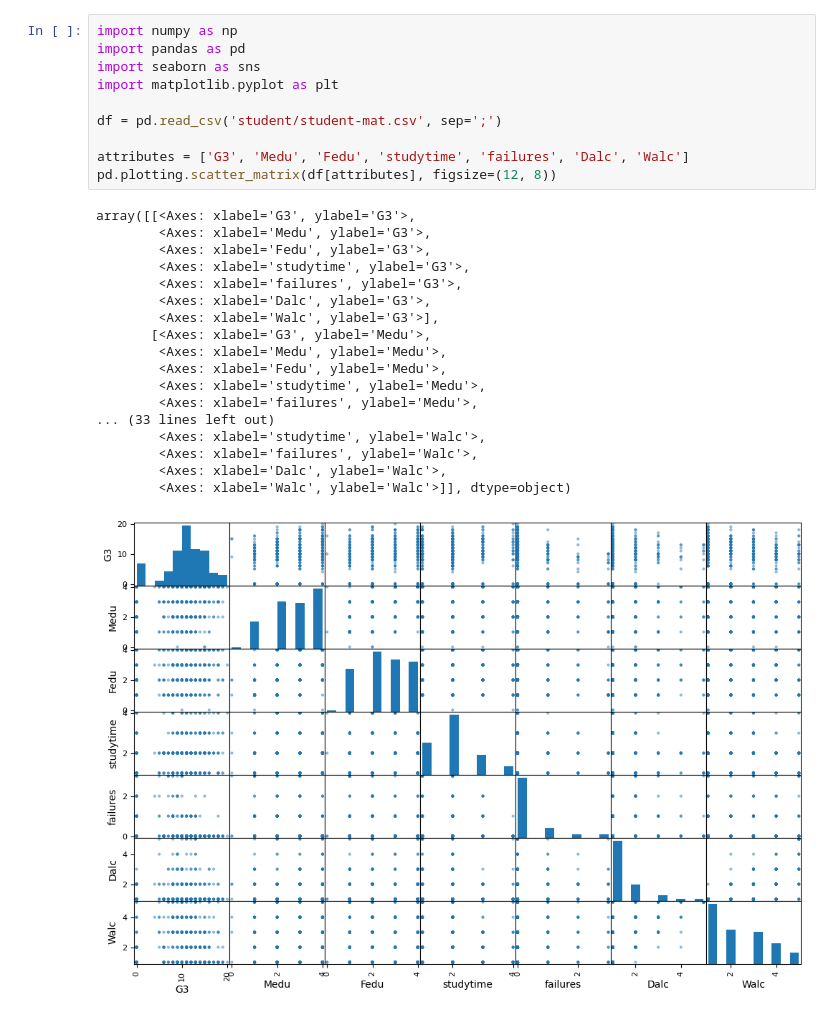
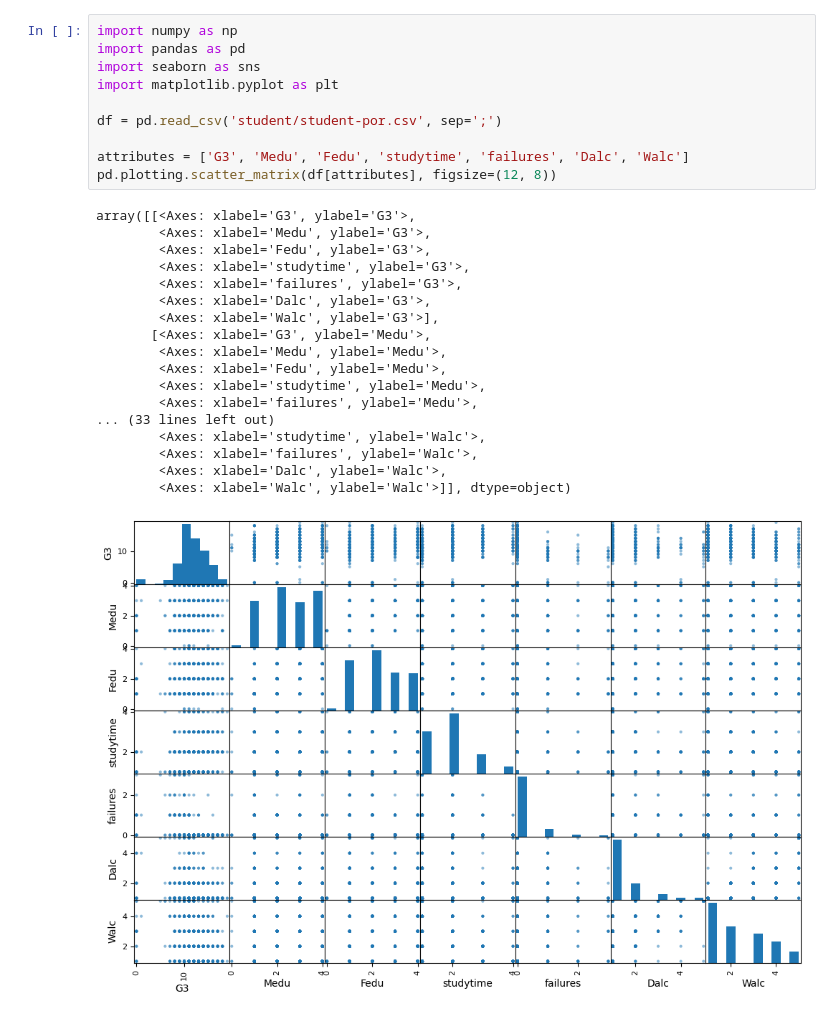
Before and after one commit to Matdrox/grade-predictor, a Jupyter notebook: test.ipynb, the cells around one changed output. Cells and saved outputs as stored; diff of their text form.

```diff
--- a/test.ipynb
+++ b/test.ipynb
@@ -1,32 +1,32 @@
 # %%
 import numpy as np
 import pandas as pd
 import seaborn as sns
 import matplotlib.pyplot as plt
 
-df = pd.read_csv('student/student-mat.csv', sep=';')
+df = pd.read_csv('student/student-por.csv', sep=';')
 
 attributes = ['G3', 'Medu', 'Fedu', 'studytime', 'failures', 'Dalc', 'Walc']
 pd.plotting.scatter_matrix(df[attributes], figsize=(12, 8))
 # %% [output]
 array([[<Axes: xlabel='G3', ylabel='G3'>,
         <Axes: xlabel='Medu', ylabel='G3'>,
         <Axes: xlabel='Fedu', ylabel='G3'>,
         <Axes: xlabel='studytime', ylabel='G3'>,
         <Axes: xlabel='failures', ylabel='G3'>,
         <Axes: xlabel='Dalc', ylabel='G3'>,
         <Axes: xlabel='Walc', ylabel='G3'>],
        [<Axes: xlabel='G3', ylabel='Medu'>,
         <Axes: xlabel='Medu', ylabel='Medu'>,
         <Axes: xlabel='Fedu', ylabel='Medu'>,
         <Axes: xlabel='studytime', ylabel='Medu'>,
         <Axes: xlabel='failures', ylabel='Medu'>,
 ... (33 lines left out)
         <Axes: xlabel='studytime', ylabel='Walc'>,
         <Axes: xlabel='failures', ylabel='Walc'>,
         <Axes: xlabel='Dalc', ylabel='Walc'>,
         <Axes: xlabel='Walc', ylabel='Walc'>]], dtype=object)
-[figure, old version]
+[figure, new version]
 # %%
 corr_matrix = df.corr()
 corr_matrix['G3'].sort_values(ascending=False)
```
Also changed, not shown: parts of 4 cells of this notebook, 2 other files.
